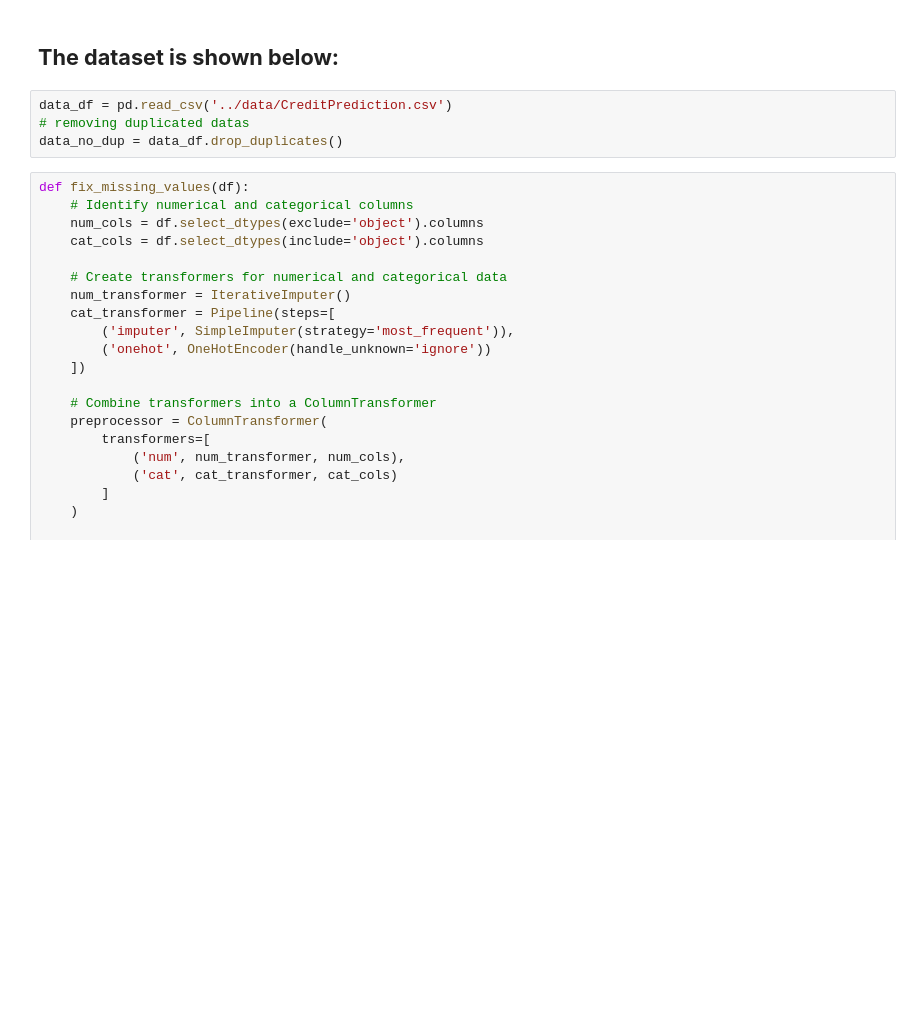
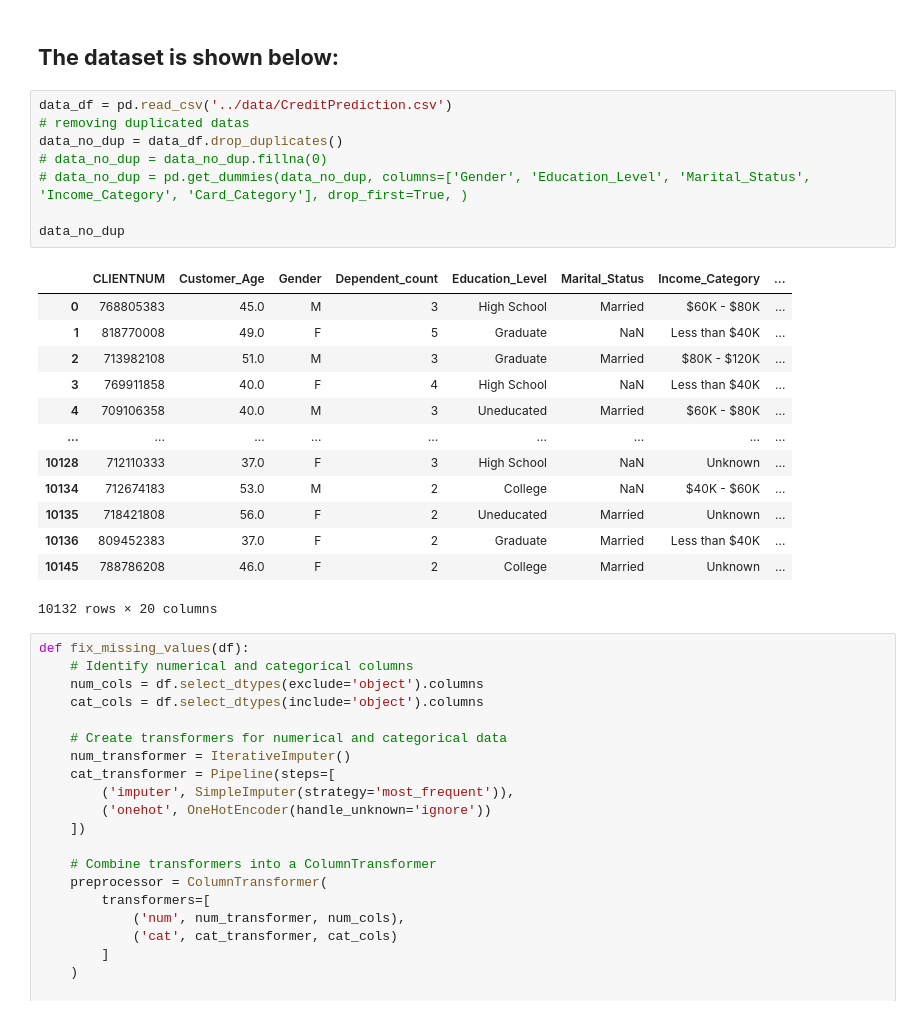
Before and after one commit to KIa-MEL/Credit-Limit-Prediction-Using-Neural-Networks, a Jupyter notebook: src/main.ipynb, the cells around one changed output. Drawn from its saved outputs; the diff is of its cells as text; blank space fills up the shorter version.

```diff
--- a/src/main.ipynb
+++ b/src/main.ipynb
@@ -18,7 +18,25 @@ from sklearn.preprocessing import OneHotEncoder
 # %%
 data_df = pd.read_csv('../data/CreditPrediction.csv')
 # removing duplicated datas
 data_no_dup = data_df.drop_duplicates()
+# data_no_dup = data_no_dup.fillna(0)
+# data_no_dup = pd.get_dummies(data_no_dup, columns=['Gender', 'Education_Level', 'Marital_Status', 'Income_Category', 'Card_Category'], drop_first=True, )
+
+data_no_dup
+# %% [output]
+|  | CLIENTNUM | Customer_Age | Gender | Dependent_count | Education_Level | Marital_Status | Income_Category | ... |
+| 0 | 768805383 | 45.0 | M | 3 | High School | Married | $60K - $80K | ... |
+| 1 | 818770008 | 49.0 | F | 5 | Graduate | NaN | Less than $40K | ... |
+| 2 | 713982108 | 51.0 | M | 3 | Graduate | Married | $80K - $120K | ... |
+| 3 | 769911858 | 40.0 | F | 4 | High School | NaN | Less than $40K | ... |
+| 4 | 709106358 | 40.0 | M | 3 | Uneducated | Married | $60K - $80K | ... |
+| ... | ... | ... | ... | ... | ... | ... | ... | ... |
+| 10128 | 712110333 | 37.0 | F | 3 | High School | NaN | Unknown | ... |
+| 10134 | 712674183 | 53.0 | M | 2 | College | NaN | $40K - $60K | ... |
+| 10135 | 718421808 | 56.0 | F | 2 | Uneducated | Married | Unknown | ... |
+| 10136 | 809452383 | 37.0 | F | 2 | Graduate | Married | Less than $40K | ... |
+| 10145 | 788786208 | 46.0 | F | 2 | College | Married | Unknown | ... |
+10132 rows × 20 columns
 # %%
 def fix_missing_values(df):
     # Identify numerical and categorical columns
```
Also changed, not shown: parts of 10 cells of this notebook.
